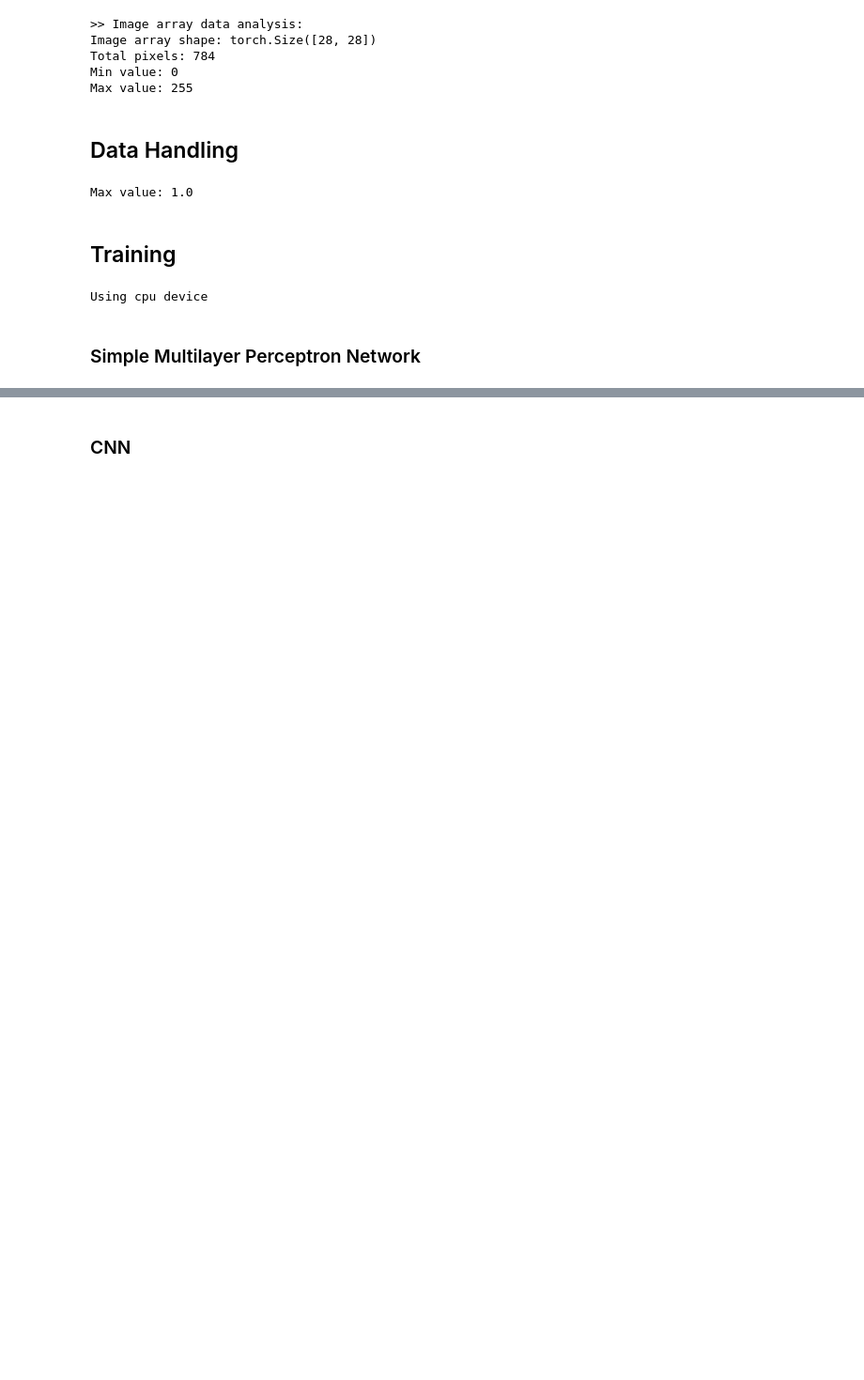
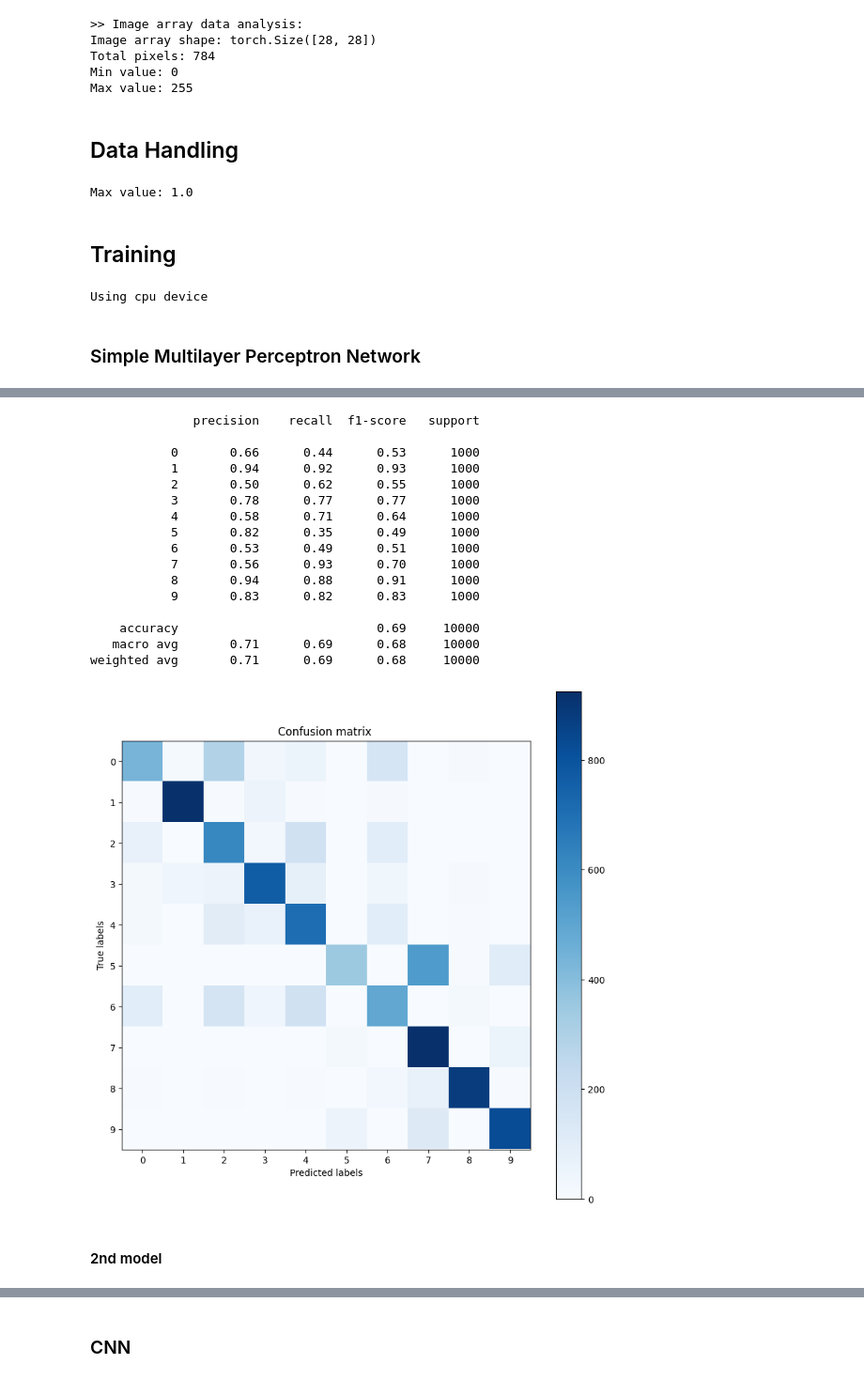
Before and after one commit to mathdesilva/MNIST, a Jupyter notebook: train/train.ipynb, the cells around one changed output, grey strips where cells are left out. Shown: that part at 94% size. Cells and saved outputs as stored; diff of their text form; code cells hidden in the pictures; blank space fills up the shorter version.

Commit message:
Models training

```diff
--- a/train/train.ipynb
+++ b/train/train.ipynb
@@ -120,7 +122,7 @@ from torch import optim
 # Some useful constants
 IMAGE_SIZE = 28*28
 IMAGE_LENGTH = 28
-DEVICE = 'cuda' if torch.cuda.is_available() else 'cpu'
+DEVICE = 'cpu'
 print (f'Using {DEVICE} device')
 # %% [output]
 Using cpu device
@@ -154,14 +181,15 @@ def train(model, train_set, valid_set, opt, loss_fn, epochs=20, batch_size=64):
             outputs = model(X)
             loss = loss_fn(outputs, y)
 
-
             # Backward and optimize
             opt.zero_grad()
             loss.backward()
             opt.step()
 
         # Evaluate
-        val_loss = loss_fn(model(X_val), y_val)
-        print(f'>>> Epoch: {epoch+1}, loss: {loss.item()}, val_loss: {val_loss.item()}')
+        with torch.no_grad():
+            y_val_pred = model(X_val)
+            val_loss = loss_fn(model(X_val), y_val)
+            print(f'>>> Epoch: {epoch+1}, train_loss: {loss.item()}, val_loss: {val_loss.item()}, val_accy: {accuracy_score(y_val, y_val_pred.argmax(dim=1))}')
 # %% [markdown]
 ### Simple Multilayer Perceptron Network
@@ -168,24 +198,24 @@ def train(model, train_set, valid_set, opt, loss_fn, epochs=20, batch_size=64):
 # %%
 class FashionMNISTModel_MLP_3(nn.Module):
     def __init__(self):
-        super().__init__()
+        super(FashionMNISTModel_MLP_3, self).__init__()
         self.flatten = nn.Flatten()
         self.model = nn.Sequential(
             nn.Linear(IMAGE_SIZE, 128),
             nn.ReLU(),
-            nn.Linear(128, 512),
+            nn.Linear(128, 64),
             nn.ReLU(),
-            nn.Linear(512, 10),
-            nn.Softmax(dim=1)
+            nn.Linear(64, 10),
+            nn.LogSoftmax(dim=1)
         )
 
     def forward(self, x):
         x = self.flatten(x)
         return self.model(x)
 # %%
-clf = FashionMNISTModel_MLP_3().to(DEVICE)
-opt = optim.Adam(clf.parameters(), lr=1)
+clf_mlp_3 = FashionMNISTModel_MLP_3().to(DEVICE)
+opt = optim.Adam(clf_mlp_3.parameters(), lr=1e-3)
 loss_fn = nn.CrossEntropyLoss()
 
-train(clf, train_set, val_set, opt, loss_fn, epochs=10, batch_size=512)
+train(clf_mlp_3, train_set, val_set, opt, loss_fn, epochs=50, batch_size=32)
 # %% [output]
@@ -195 +239,23 @@ train(clf, train_set, val_set, opt, loss_fn, epochs=10, batch_size=512)
 KeyboardInterrupt:
+# %%
+get_classification_report(test_set, clf_mlp_3)
+# %% [output]
+              precision    recall  f1-score   support
+
+           0       0.66      0.44      0.53      1000
+           1       0.94      0.92      0.93      1000
+           2       0.50      0.62      0.55      1000
+           3       0.78      0.77      0.77      1000
+           4       0.58      0.71      0.64      1000
+           5       0.82      0.35      0.49      1000
+           6       0.53      0.49      0.51      1000
+           7       0.56      0.93      0.70      1000
+           8       0.94      0.88      0.91      1000
+           9       0.83      0.82      0.83      1000
+
+    accuracy                           0.69     10000
+   macro avg       0.71      0.69      0.68     10000
+weighted avg       0.71      0.69      0.68     10000
+[figure, added]
+# %% [markdown]
+#### 2nd model
```
Also changed, not shown: parts of 23 cells of this notebook, 3 other files.
